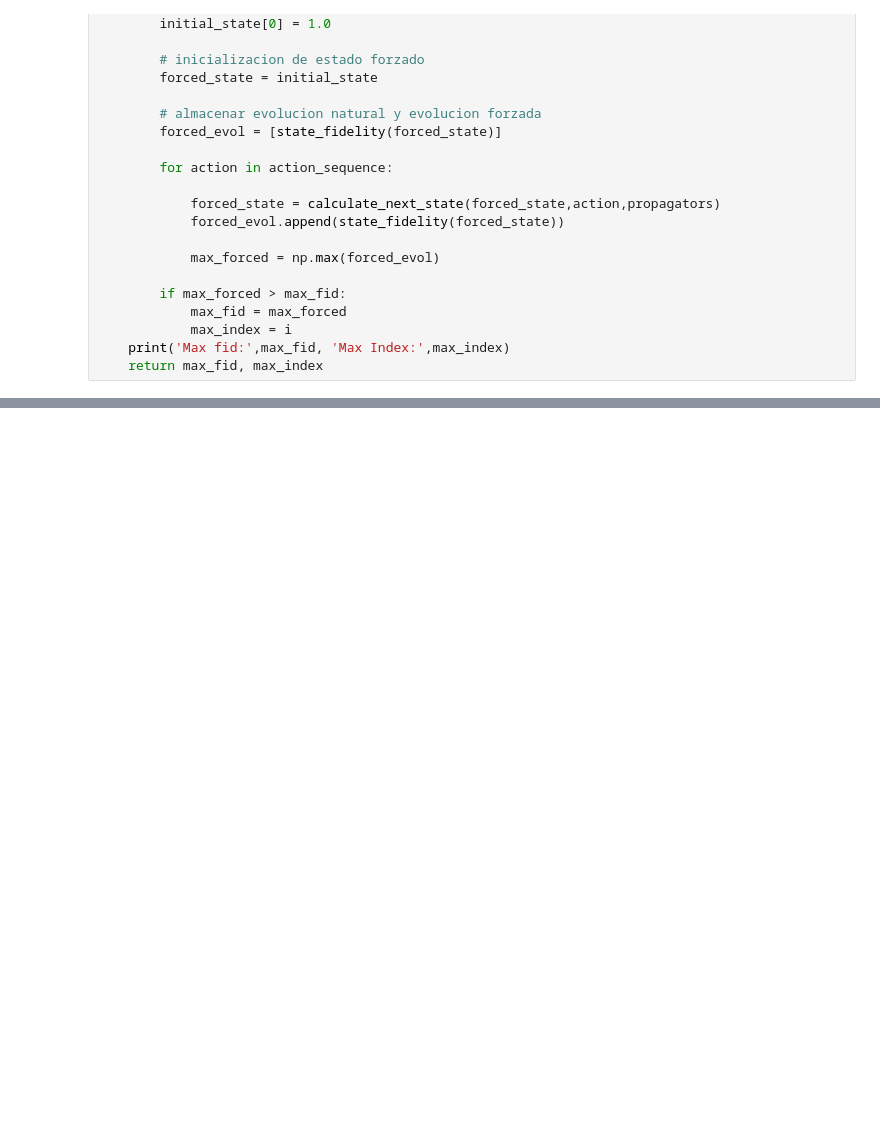
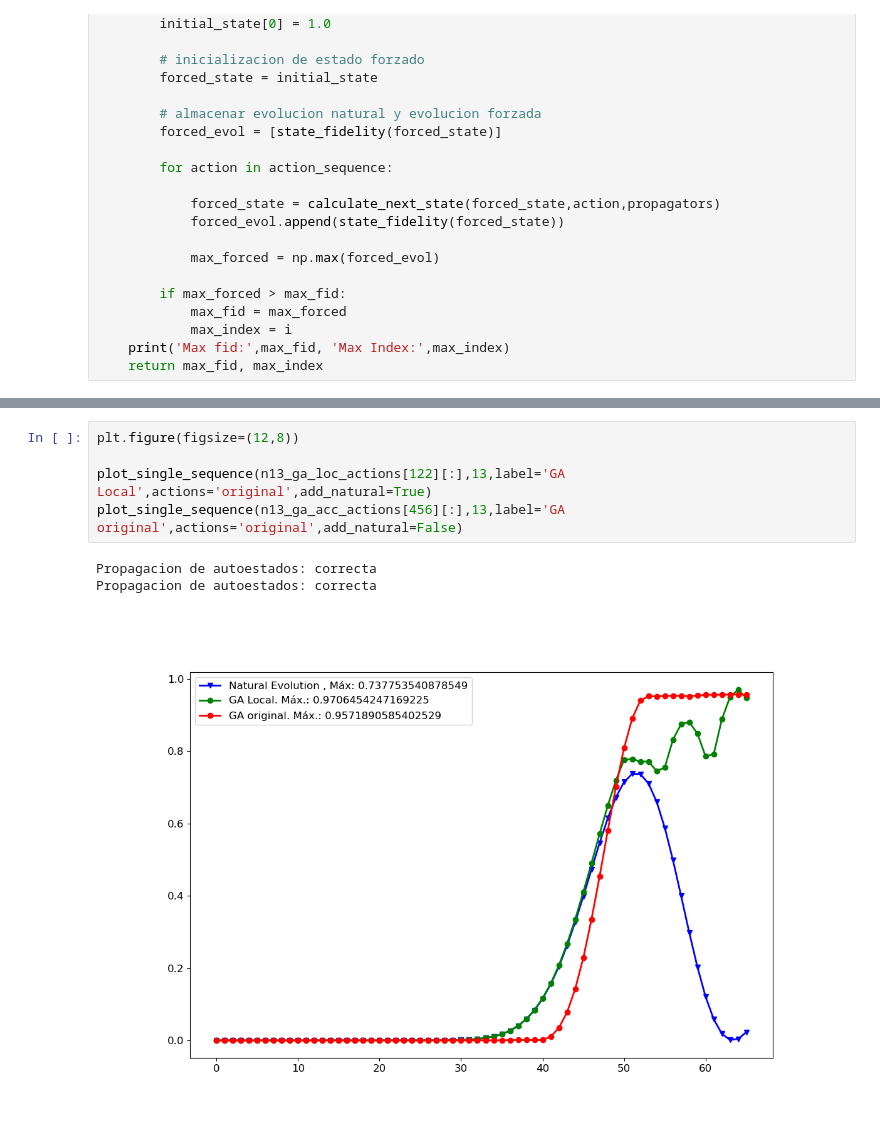
Before and after one commit to sofips/dynamic_analysis, a Jupyter notebook: evolution_comparisons.ipynb, the cells around one changed output, grey strips where cells are left out. Saved outputs shown, nothing was run; the diff lists cells and outputs as text; blank space fills up the shorter version.

```diff
--- a/evolution_comparisons.ipynb
+++ b/evolution_comparisons.ipynb
@@ -188,0 +189,9 @@ Propagacion de autoestados: correcta
+# %%
+plt.figure(figsize=(12,8))
+
+plot_single_sequence(n13_ga_loc_actions[122][:],13,label='GA Local',actions='original',add_natural=True)
+plot_single_sequence(n13_ga_acc_actions[456][:],13,label='GA original',actions='original',add_natural=False)
+# %% [output]
+Propagacion de autoestados: correcta
+Propagacion de autoestados: correcta
+[figure, added]
```
Also changed, not shown: parts of 2 cells of this notebook, 1 other file.
